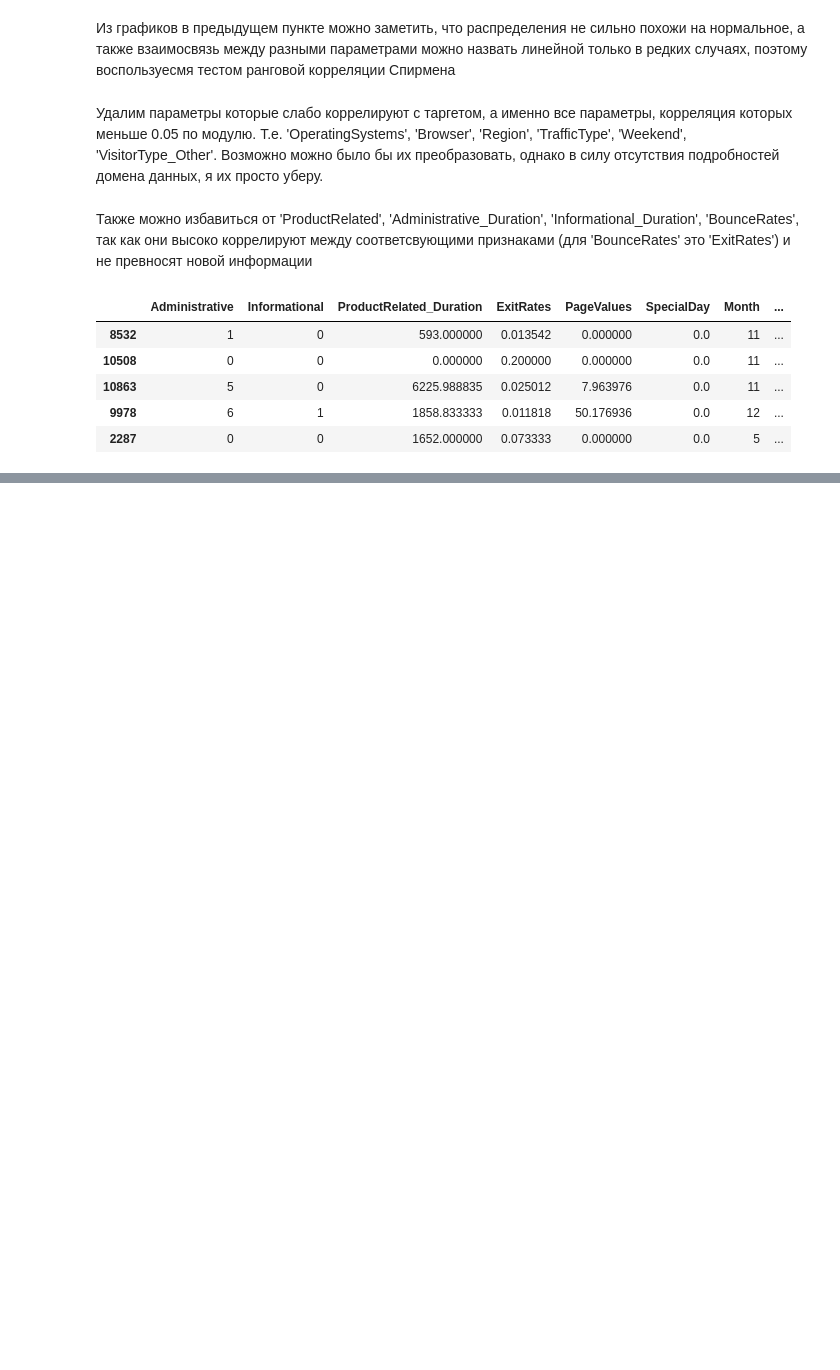
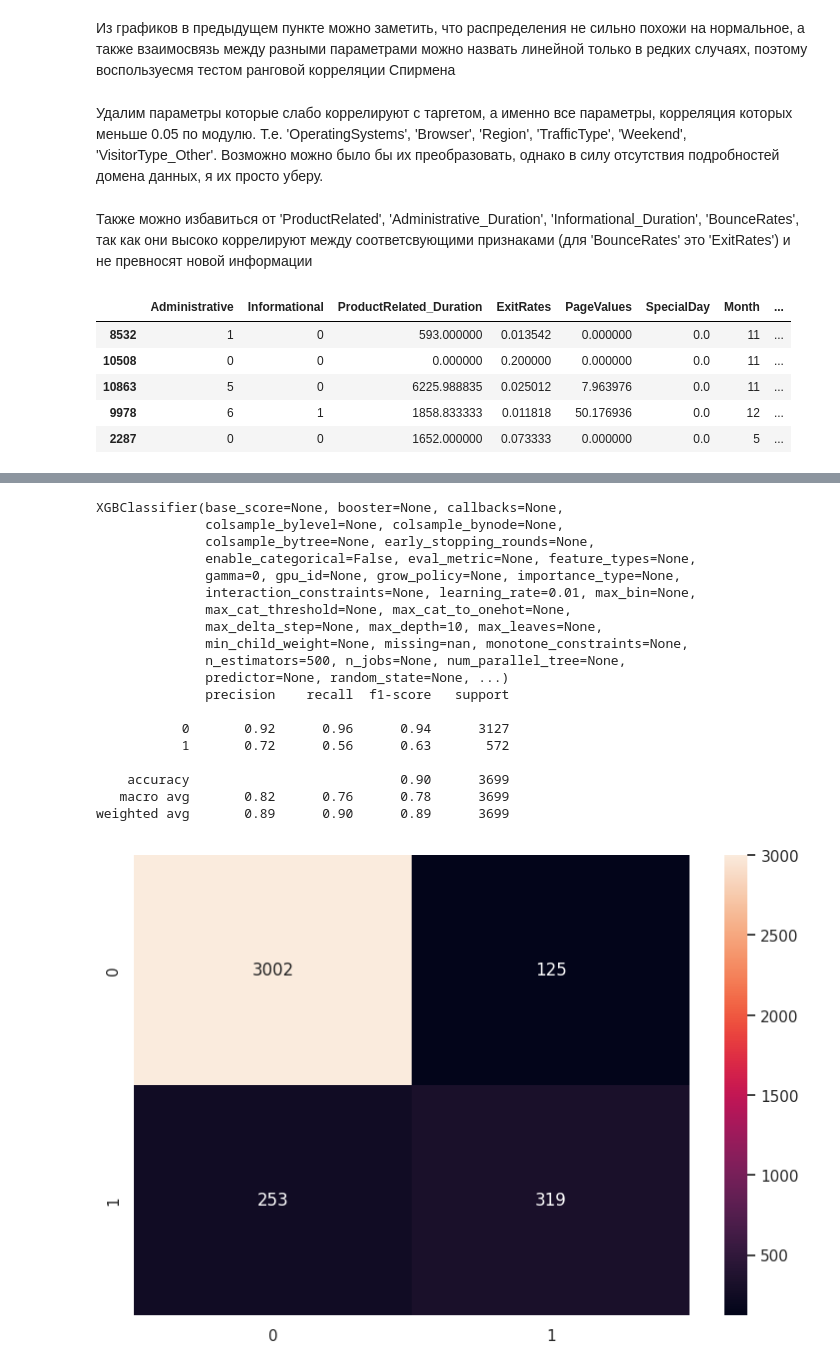
Before and after one commit to gregkseno/revenue-analysis, a Jupyter notebook: revenue_analysis.ipynb, the cells around one changed output, grey strips where cells are left out. Drawn from its saved outputs; the diff is of its cells as text; code cells hidden in the pictures; blank space fills up the shorter version.

```diff
--- a/revenue_analysis.ipynb
+++ b/revenue_analysis.ipynb
@@ -299,0 +373,40 @@ dataframe.sample(5)
+# %%
+param_grid = {
+    "n_estimators": [50, 100, 200, 500],
+    "max_depth": [10, 20, 30],
+    "learning_rate": [1e-1, 1e-2, 1e-3],
+    "gamma": [0, 0.1, 0.5],
+}
+
+xgb = GridSearchCV(XGBClassifier(), param_grid=param_grid, n_jobs=-1)
+xgb.fit(X_train, y_train)
+
+# Print params of best found model
+print(xgb.best_estimator_)
+
+# Calculates the metrics
+preds = xgb.best_estimator_.predict(X_test)
+print(classification_report(y_test, preds))
+sns.heatmap(confusion_matrix(y_test, preds), annot=True, fmt="d")
+plt.show()
+# %% [output]
+XGBClassifier(base_score=None, booster=None, callbacks=None,
+              colsample_bylevel=None, colsample_bynode=None,
+              colsample_bytree=None, early_stopping_rounds=None,
+              enable_categorical=False, eval_metric=None, feature_types=None,
+              gamma=0, gpu_id=None, grow_policy=None, importance_type=None,
+              interaction_constraints=None, learning_rate=0.01, max_bin=None,
+              max_cat_threshold=None, max_cat_to_onehot=None,
+              max_delta_step=None, max_depth=10, max_leaves=None,
+              min_child_weight=None, missing=nan, monotone_constraints=None,
+              n_estimators=500, n_jobs=None, num_parallel_tree=None,
+              predictor=None, random_state=None, ...)
+              precision    recall  f1-score   support
+
+           0       0.92      0.96      0.94      3127
+           1       0.72      0.56      0.63       572
+
+    accuracy                           0.90      3699
+   macro avg       0.82      0.76      0.78      3699
+weighted avg       0.89      0.90      0.89      3699
+[figure, added]
```
Also changed, not shown: parts of 23 cells of this notebook.
